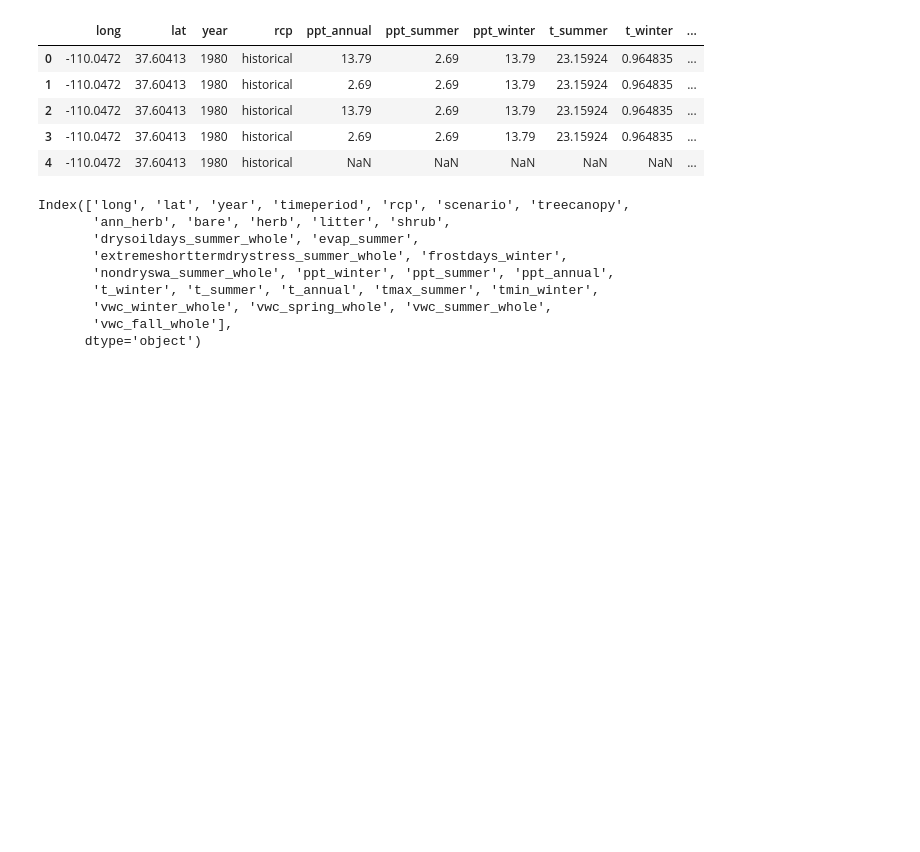
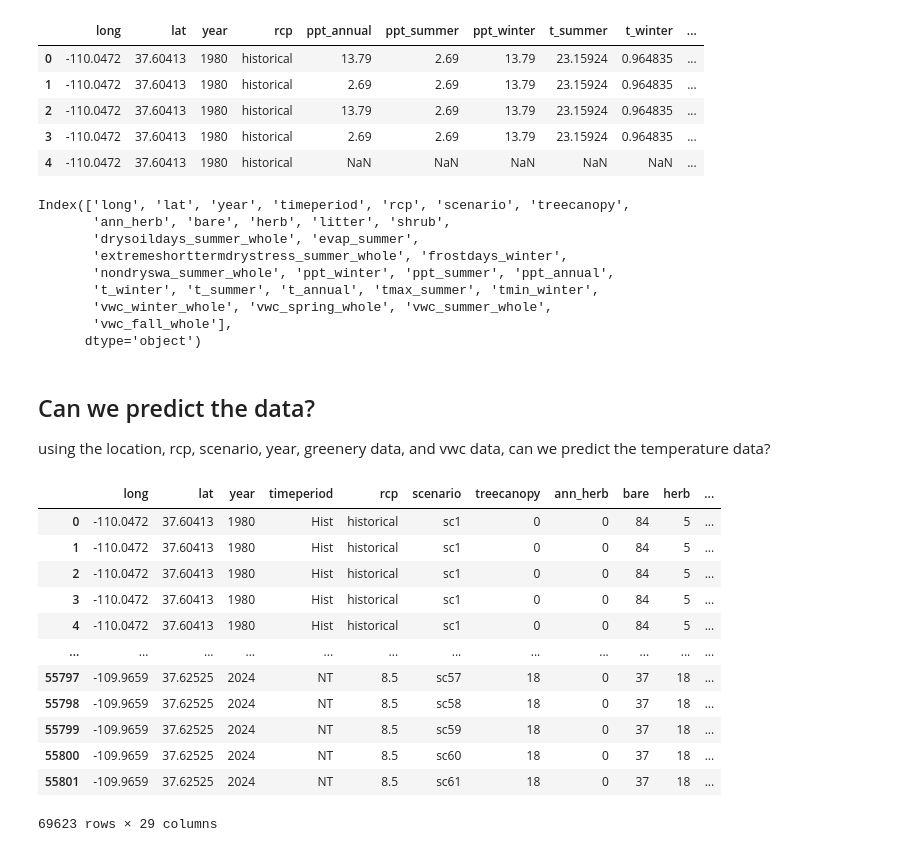
Before and after one commit to hannah-hana-kim/DSAN-Scholarship, a Jupyter notebook: visualization.ipynb, the cells around one changed output. Cells and saved outputs as stored; diff of their text form; code cells hidden in the pictures; blank space fills up the shorter version.

```diff
--- a/visualization.ipynb
+++ b/visualization.ipynb
@@ -690,3 +765,23 @@ Index(['long', 'lat', 'year', 'timeperiod', 'rcp', 'scenario', 'treecanopy',
        'vwc_winter_whole', 'vwc_spring_whole', 'vwc_summer_whole',
        'vwc_fall_whole'],
       dtype='object')
+# %% [markdown]
+## Can we predict the data?
+
+using the location, rcp, scenario, year, greenery data, and vwc data, can we predict the temperature data?
+# %%
+df
+# %% [output]
+|  | long | lat | year | timeperiod | rcp | scenario | treecanopy | ann_herb | bare | herb | ... |
+| 0 | -110.0472 | 37.60413 | 1980 | Hist | historical | sc1 | 0 | 0 | 84 | 5 | ... |
+| 1 | -110.0472 | 37.60413 | 1980 | Hist | historical | sc1 | 0 | 0 | 84 | 5 | ... |
+| 2 | -110.0472 | 37.60413 | 1980 | Hist | historical | sc1 | 0 | 0 | 84 | 5 | ... |
+| 3 | -110.0472 | 37.60413 | 1980 | Hist | historical | sc1 | 0 | 0 | 84 | 5 | ... |
+| 4 | -110.0472 | 37.60413 | 1980 | Hist | historical | sc1 | 0 | 0 | 84 | 5 | ... |
+| ... | ... | ... | ... | ... | ... | ... | ... | ... | ... | ... | ... |
+| 55797 | -109.9659 | 37.62525 | 2024 | NT | 8.5 | sc57 | 18 | 0 | 37 | 18 | ... |
+| 55798 | -109.9659 | 37.62525 | 2024 | NT | 8.5 | sc58 | 18 | 0 | 37 | 18 | ... |
+| 55799 | -109.9659 | 37.62525 | 2024 | NT | 8.5 | sc59 | 18 | 0 | 37 | 18 | ... |
+| 55800 | -109.9659 | 37.62525 | 2024 | NT | 8.5 | sc60 | 18 | 0 | 37 | 18 | ... |
+| 55801 | -109.9659 | 37.62525 | 2024 | NT | 8.5 | sc61 | 18 | 0 | 37 | 18 | ... |
+69623 rows × 29 columns
```
Also changed, not shown: parts of 14 cells of this notebook, 2 other files.
